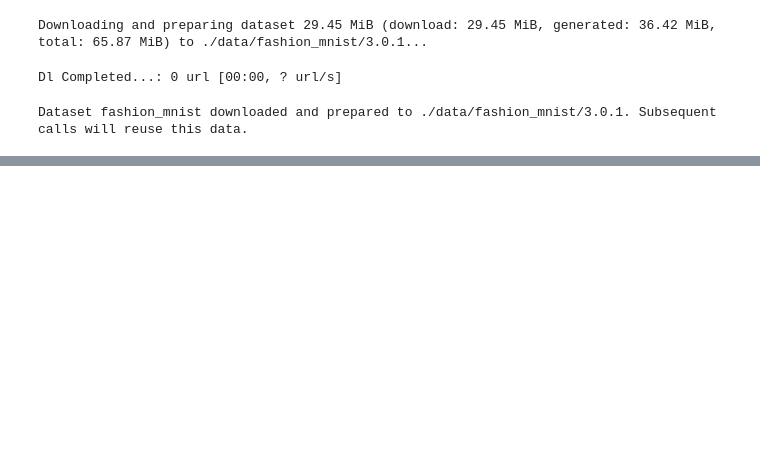
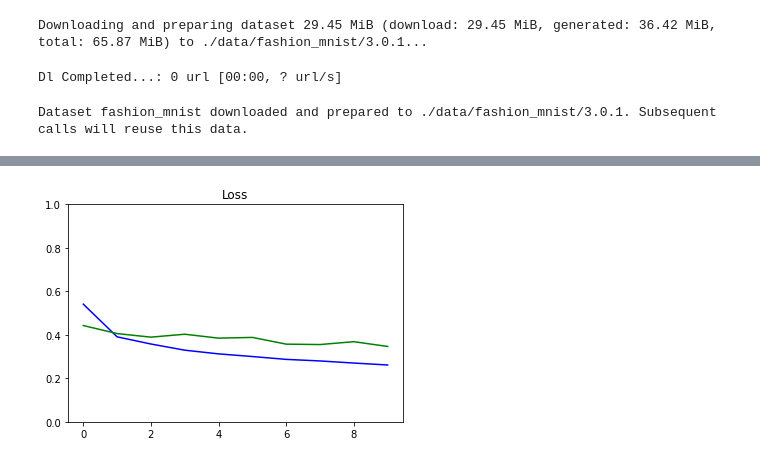
Before and after one commit to sftSalman/tensoflowMaster, a Jupyter notebook: Custom_training_loop.ipynb, the cells around one changed output, grey strips where cells are left out. Saved outputs shown, nothing was run; the diff lists cells and outputs as text; code cells hidden in the pictures; blank space fills up the shorter version.

```diff
--- a/Custom_training_loop.ipynb
+++ b/Custom_training_loop.ipynb
@@ -68,0 +164,11 @@ def train_data():
+# %%
+def plot_metrics(train_metric, val_metric, metric_name, title, ylim=5):
+  plt.title(title)
+  plt.ylim(0,ylim)
+  plt.gca().xaxis.set_major_locator(mticker.MultipleLocator(2))
+  plt.plot(train_metric,color='blue',label=metric_name)
+  plt.plot(val_metric,color='green',label='val_' + metric_name)
+
+plot_metrics(epochs_train_losses, epochs_val_losses, "Loss", "Loss", ylim=1.0)
+# %% [output]
+[figure, added]
```
Also changed, not shown: parts of 10 cells of this notebook.
